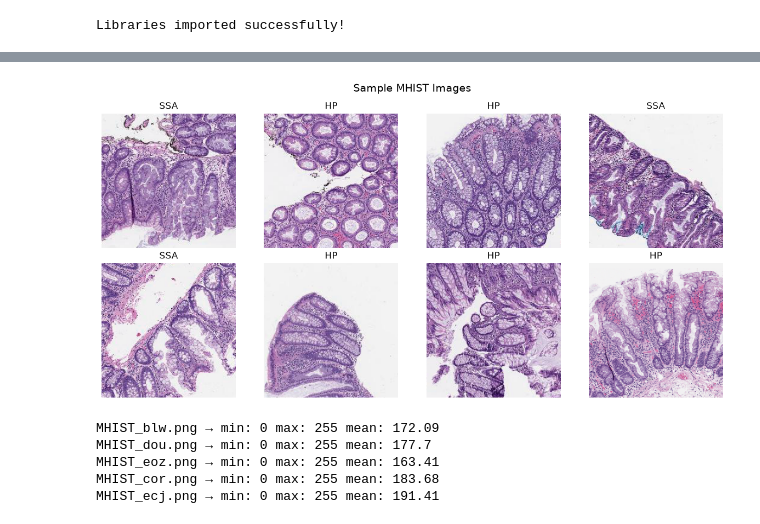
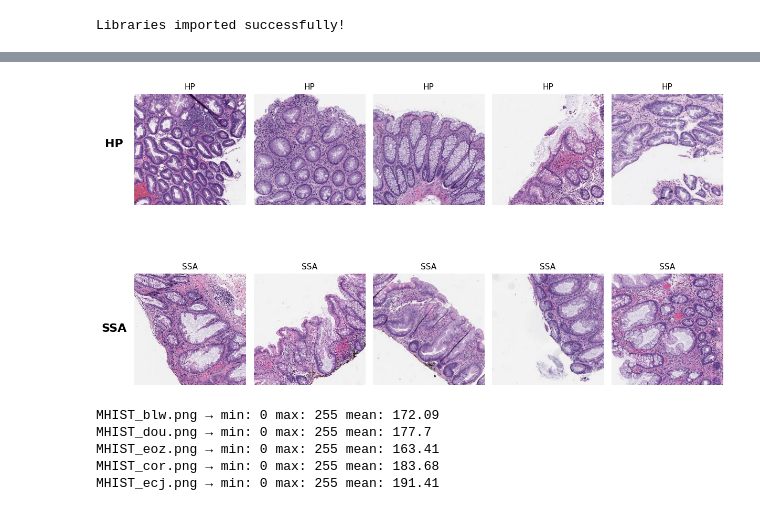
Before and after one commit to darpanmajumdar2006/Deep-learning-PBL-3, a Jupyter notebook: MHIST-Research/notebooks/01_exploration.ipynb, the cells around one changed output, grey strips where cells are left out. Saved outputs shown, nothing was run; the diff lists cells and outputs as text; code cells hidden in the pictures.

Commit message:
Fix MHIST image path resolution

```diff
--- a/MHIST-Research/notebooks/01_exploration.ipynb
+++ b/MHIST-Research/notebooks/01_exploration.ipynb
@@ -32,4 +40,8 @@ Column names:
 # %%
-for i, column in enumerate(df.columns):
-    print(i, "→", column)
+image_files=[]
+for filename in os.listdir(images_path):
+    if filename.endswith((".jpg", ".png", ".jpeg")):
+        image_files.append(filename)
+
+print("Number of image files found:", len(image_files))
 # %% [output]
@@ -169,10 +205,0 @@ MHIST_aaj.png
-# %%
-import random
-
-sample_names = random.sample(df["Image Name"].tolist(), 5)
-
-for name in sample_names:
-    path = os.path.join(images_path, name)
-
-    with Image.open(path) as img:
-        print(name, "→", img.size, "→", img.mode)
@@ -283,22 +206,35 @@ plt.show()
 # %%
-fig, axes = plt.subplots(2, 4, figsize=(12, 6))
+hp_samples = df[df["Majority Vote Label"] == "HP"].sample(5, random_state=42)
 
-sample_df = df.sample(8, random_state=42)
+ssa_samples = df[df["Majority Vote Label"] == "SSA"].sample(5, random_state=42)
 
-for ax, (_, row) in zip(axes.ravel(), sample_df.iterrows()):
-    image_path = os.path.join(images_path, row["Image Name"])
+sample_df = pd.concat([hp_samples,ssa_samples])
 
-    img = Image.open(image_path)
+plt.figure(figsize=(12, 8))
 
-    ax.imshow(img)
-    ax.set_title(row["Majority Vote Label"])
-    ax.axis("off")
+for i, (_, row) in enumerate(sample_df.iterrows()):
 
-plt.suptitle("Sample MHIST Images", fontsize=14)
-plt.tight_layout()
+    filename = row["Image Name"]
+
+    path = os.path.join(images_path,filename)
+
+    img = Image.open(path)
+
+    plt.subplot(2, 5, i + 1)
+
+    plt.imshow(img)
+
+    plt.title(row["Majority Vote Label"], fontsize=11)
+
+    plt.axis("off")
+
+# Row labels
+plt.figtext(0.02, 0.72,"HP",fontsize=16,fontweight="bold",ha="center")
+plt.figtext(0.02, 0.28,"SSA",fontsize=16,fontweight="bold",ha="center")
+plt.tight_layout(rect=[0.04, 0, 1, 1])
 plt.show()
 # %% [output]
-[figure, old version]
+[figure, new version]
 # %%
 import numpy as np
 
```
Also changed, not shown: parts of 19 cells of this notebook, 2 other files.
